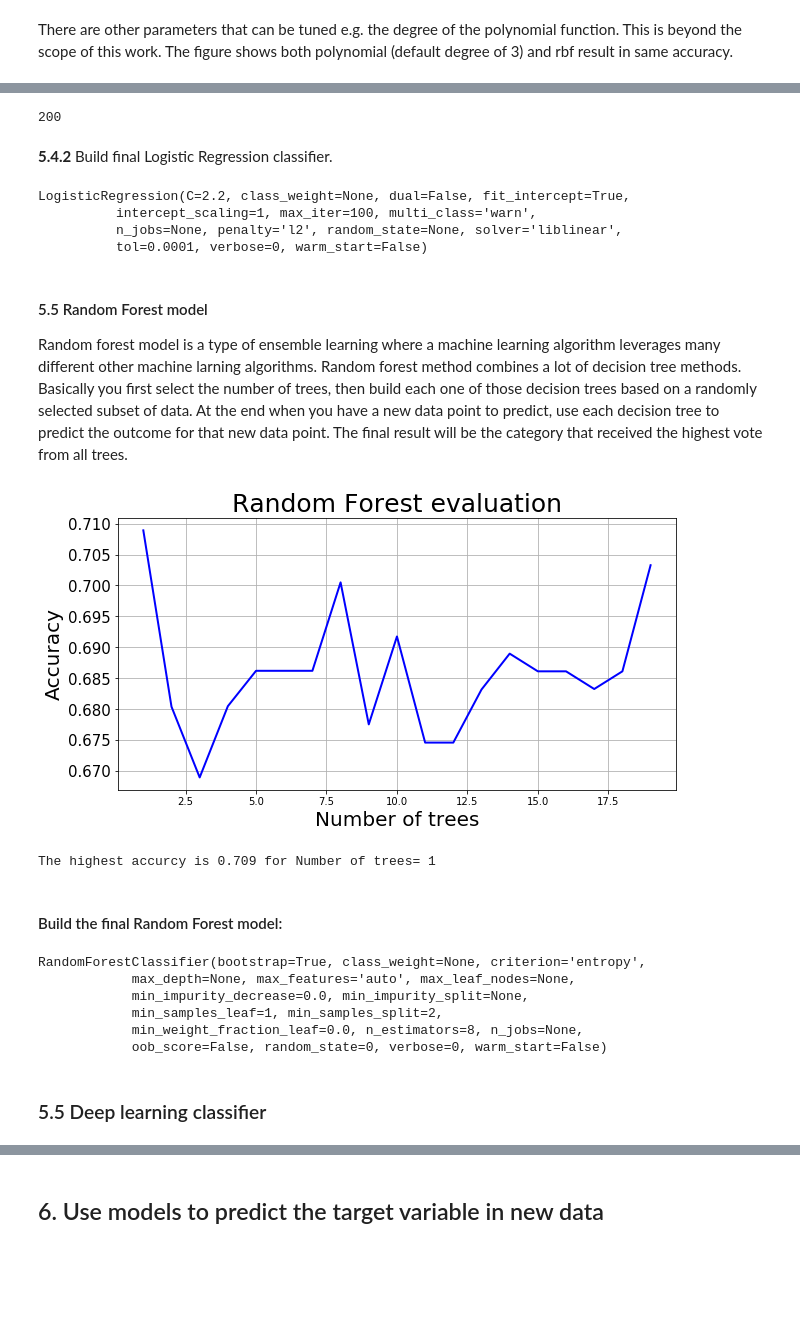
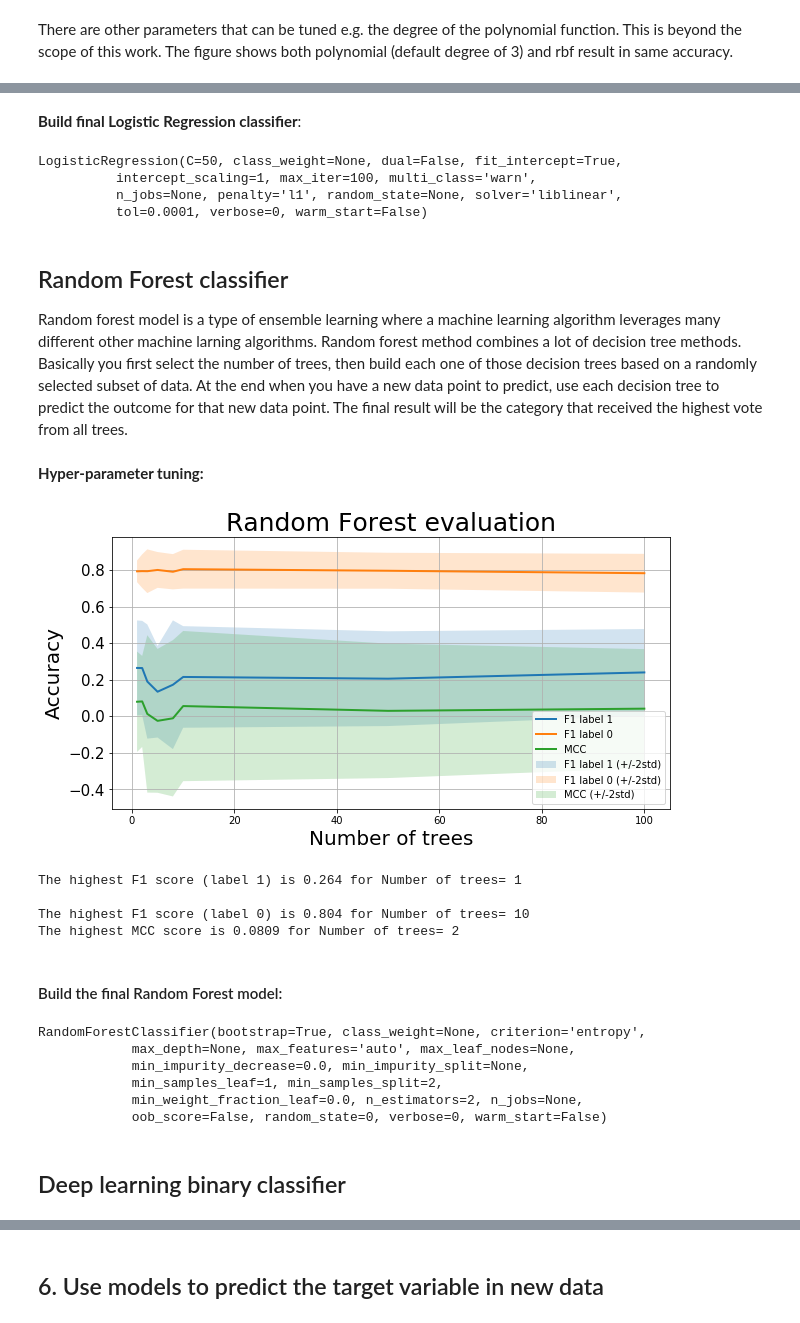
Before and after one commit to Ehsan-Negahbani/Best-Classifier, a Jupyter notebook: Loan Default Prediction.ipynb, the cells around one changed output, grey strips where cells are left out. Cells and saved outputs as stored; diff of their text form; code cells hidden in the pictures; blank space fills up the shorter version.

```diff
--- a/Loan Default Prediction.ipynb
+++ b/Loan Default Prediction.ipynb
@@ -709,0 +414,4 @@ All kernels work with comparable accuracies, except rbf.
+# %%
+# Function that returns matthew's correlation coefficient to be used in "cross_val_score"
+def myMCC_scorer(y_true, y_pred, **kwargs):
+    return(matthews_corrcoef(y_true, y_pred))
@@ -709,0 +480,5 @@ All kernels work with comparable accuracies, except rbf.
+# %%
+k=7
+knn = KNeighborsClassifier(n_neighbors=k)
+# knn.fit(X_train, y_train)
+knn.fit(X, y)
@@ -715,4 +550,4 @@ The figure shows both polynomial (default degree of 3) and rbf result in same ac
 # %%
-loanSVM = svm.SVC(C = 1, kernel='linear', gamma = 'auto')
+loanSVM = svm.SVC(C = 10, kernel='sigmoid', gamma = 'auto')
 loanSVM.fit(X, y)
 # %% [output]
@@ -758,53 +612,75 @@ The highest accurcy is 0.703 for Regularization parameter (C)= 0.001
-# %%
-myC
-# %% [output]
-200
 # %% [markdown]
-**5.4.2** Build final Logistic Regression classifier.
+**Build final Logistic Regression classifier**:
 # %%
-LR = LogisticRegression(C=2.2, solver='liblinear')
+LR = LogisticRegression(C=50, solver='liblinear', penalty='l1')
 # LR.fit(X_train,y_train)
 LR.fit(X,y)
 # %% [output]
-LogisticRegression(C=2.2, class_weight=None, dual=False, fit_intercept=True,
+LogisticRegression(C=50, class_weight=None, dual=False, fit_intercept=True,
           intercept_scaling=1, max_iter=100, multi_class='warn',
-          n_jobs=None, penalty='l2', random_state=None, solver='liblinear',
+          n_jobs=None, penalty='l1', random_state=None, solver='liblinear',
           tol=0.0001, verbose=0, warm_start=False)
 # %% [markdown]
-#### 5.5 Random Forest model
+## Random Forest classifier
 Random forest model is a type of ensemble learning where a machine learning algorithm leverages many different other machine larning algorithms. Random forest method combines a lot of decision tree methods.
 Basically you first select the number of trees, then build each one of those decision trees based on a randomly selected subset of data. At the end when you have a new data point to predict, use each decision tree to predict the outcome for that new data point. The final result will be the category that received the highest vote from all trees.
+# %% [markdown]
+**Hyper-parameter tuning:**
 # %%
 from sklearn.ensemble import RandomForestClassifier
 # RF = RandomForestClassifier(n_estimators = 5, criterion = 'entropy')
 # RF.fit(X, y)
 
-n_estimators_vec = range(1, 20)
+n_estimators_vec = np.array([1,2, 3, 5,8,10, 50, 100])
 n=0
-acu_vals = np.zeros(len(n_estimators_vec))
+
+f1_0_vals = np.zeros(len(n_estimators_vec))
+f1_0_std_vals = np.zeros(len(n_estimators_vec))
+
+f1_1_vals = np.zeros(len(n_estimators_vec))
+f1_1_std_vals = np.zeros(len(n_estimators_vec))
+
+MCC_vals = np.zeros(len(n_estimators_vec))
+MCC_std_vals = np.zeros(len(n_estimators_vec))
+
+my_scorer_F1 = make_scorer(myF1_scorer)
+my_scorer_MCC = make_scorer(myMCC_scorer)
 for my_n_estimators in n_estimators_vec:
     # Build the model
     RF = RandomForestClassifier(n_estimators = my_n_estimators,
                                 criterion = 'entropy',
-                               random_state = 0)
-    acu_vals[n-1] = cross_val_score(RF,
-                                    X, y, cv = 10, scoring = 'accuracy').mean()
+                               random_state = 1)
+    scores = cross_val_score(RF, X, y, cv = 10, scoring = 'f1')
+    f1_0_vals[n-1] = scores.mean()
+    f1_0_std_vals[n-1] = scores.std()
+
+    scores = cross_val_score(RF, X, y, cv = 10, scoring = my_scorer_F1)
+    f1_1_vals[n-1] = scores.mean()
+    f1_1_std_vals[n-1] = scores.std()
+
+    scores = cross_val_score(RF, X, y, cv = 10, scoring = my_scorer_MCC)
+    MCC_vals[n-1] = scores.mean()
+    MCC_std_vals[n-1] = scores.std()
 
     n+=1
 
-
-
-# plot model evaluation and find the optimum parameter
+    # plot model evaluation and find the optimum parameter
 model_par_name = 'Number of trees'
 model_name = 'Random Forest'
-model_eval_plt(list(n_estimators_vec), acu_vals, model_name, model_par_name)
+model_eval_plt(n_estimators_vec, f1_0_vals,f1_0_std_vals,
+               f1_1_vals,f1_1_std_vals,
+               MCC_vals, MCC_std_vals,
+               model_name, model_par_name)
 # %% [output]
-[figure, old version]
+[figure, new version]
-The highest accurcy is 0.709 for Number of trees= 1
+The highest F1 score (label 1) is 0.264 for Number of trees= 1
+
+The highest F1 score (label 0) is 0.804 for Number of trees= 10
+The highest MCC score is 0.0809 for Number of trees= 2
 # %% [markdown]
 #### Build the final Random Forest model:
 # %%
-RF = RandomForestClassifier(n_estimators = 8,
+RF = RandomForestClassifier(n_estimators = 2,
                                 criterion = 'entropy',
                                random_state = 0)
 RF.fit(X,y)
@@ -813,9 +689,9 @@ RandomForestClassifier(bootstrap=True, class_weight=None, criterion='entropy',
             max_depth=None, max_features='auto', max_leaf_nodes=None,
             min_impurity_decrease=0.0, min_impurity_split=None,
             min_samples_leaf=1, min_samples_split=2,
-            min_weight_fraction_leaf=0.0, n_estimators=8, n_jobs=None,
+            min_weight_fraction_leaf=0.0, n_estimators=2, n_jobs=None,
             oob_score=False, random_state=0, verbose=0, warm_start=False)
 # %% [markdown]
-### 5.5 Deep learning classifier
+## Deep learning binary classifier
 # %%
 from keras.models import Sequential
```
Also changed, not shown: parts of 195 cells of this notebook.
